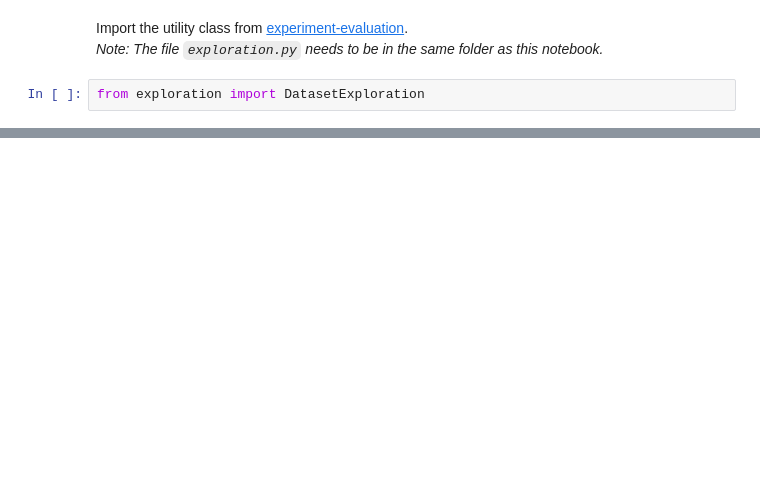
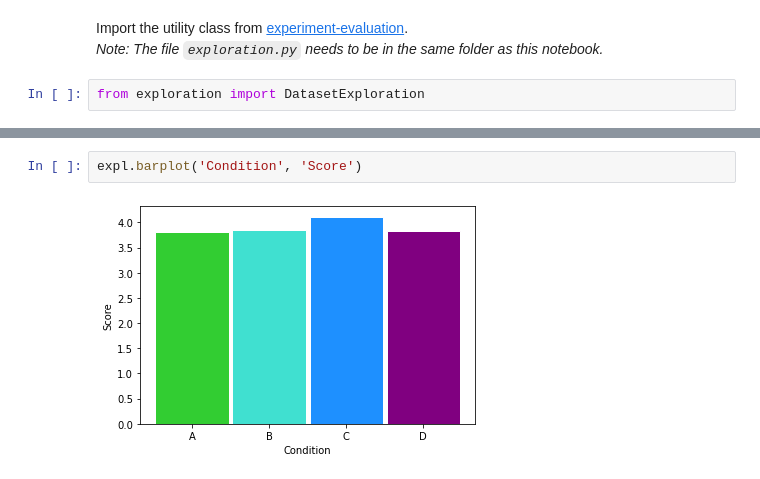
Before and after one commit to MarcRuble/experiment-evaluation, a Jupyter notebook: Exploration.ipynb, the cells around one changed output, grey strips where cells are left out. Saved outputs shown, nothing was run; the diff lists cells and outputs as text; blank space fills up the shorter version.

```diff
--- a/Exploration.ipynb
+++ b/Exploration.ipynb
@@ -90,0 +226,4 @@ Name: Participant, dtype: int64
+# %%
+expl.barplot('Condition', 'Score')
+# %% [output]
+[figure, added]
```
Also changed, not shown: parts of 41 cells of this notebook, 8 other files.
